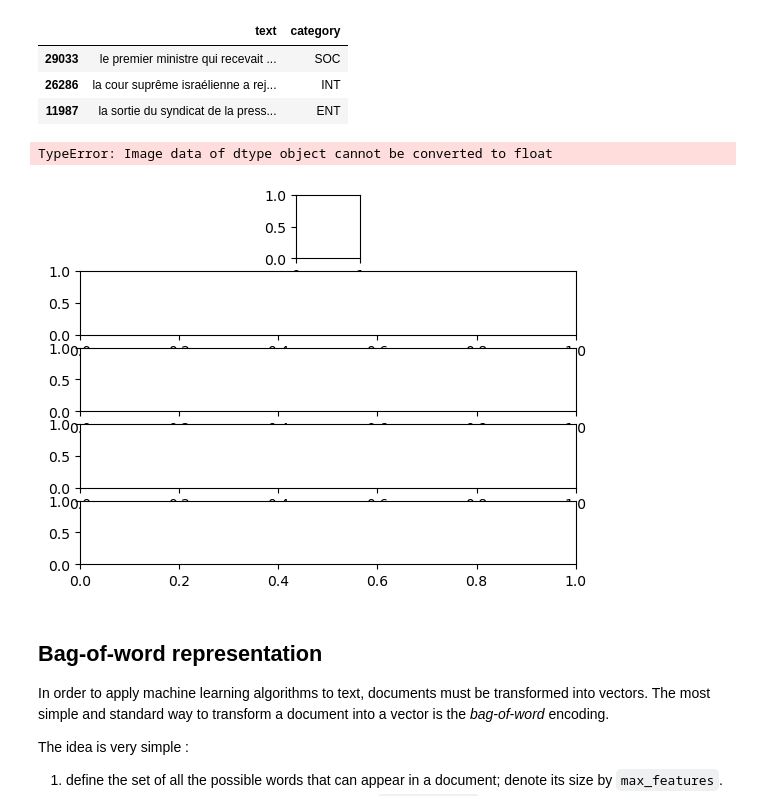
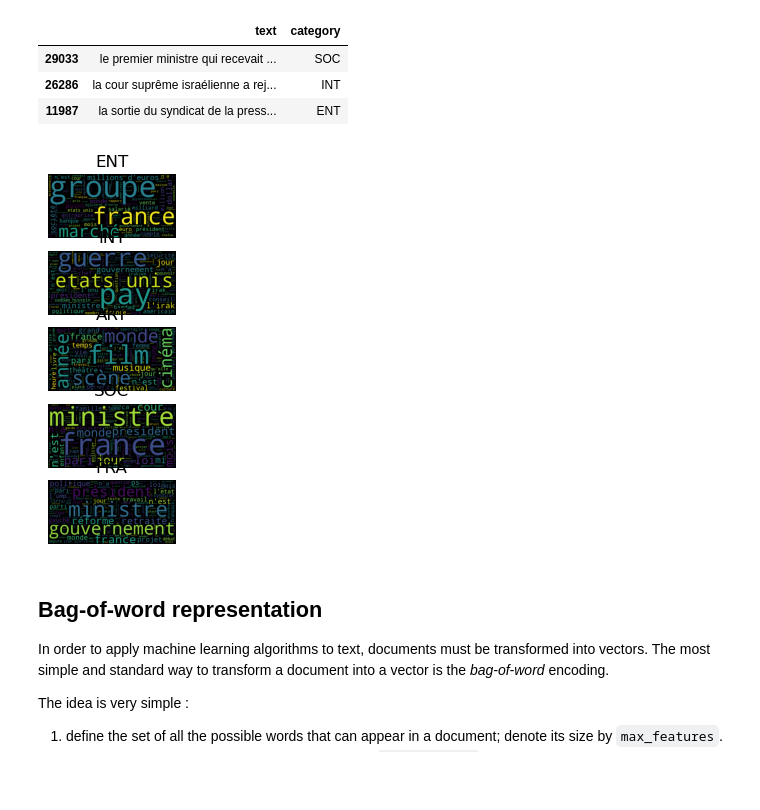
Before and after one commit to LeoMaurice/nlp-lab-text-classification, a Jupyter notebook: TextClassification_LeMonde.ipynb, the cells around one changed output. Drawn from its saved outputs; the diff is of its cells as text; code cells hidden in the pictures; blank space fills up the shorter version.

```diff
--- a/TextClassification_LeMonde.ipynb
+++ b/TextClassification_LeMonde.ipynb
@@ -66,35 +66,28 @@ df.sample(3)
 # %%
 from wordcloud import WordCloud
 # Display one wordcloud for each of the most frequent classes
 
 from wordcloud import WordCloud
 STOPWORDS = [x.strip() for x in open('data/stop_word_fr.txt').readlines()]
 import matplotlib.pyplot as plt
-
-
-
-
-
 
 fig, axs = plt.subplots(5)
 
 df['text'].str.cat(sep=' ')
 
 # plot a word cloud for each category
 for i,cat in enumerate(['ENT', 'INT',  'ART', 'SOC', 'FRA']):
     total_text = df[df["category"]==cat].text.str.cat(sep=' ')
 
-    wc = WordCloud(stopwords = STOPWORDS).generate_from_text
-    (total_text)
+    wc = WordCloud(stopwords = STOPWORDS).generate(total_text)
+
     axs[i].imshow(wc)
-    axs[i].axis('off'
-              )
+    axs[i].axis('off')
     axs[i].set_title(cat)
 
 fig.show()
 # %% [output]
-TypeError: Image data of dtype object cannot be converted to float
-[figure, old version]
+[figure, new version]
 # %% [markdown]
 ## Bag-of-word representation
 
```
Also changed, not shown: parts of 5 cells of this notebook.
